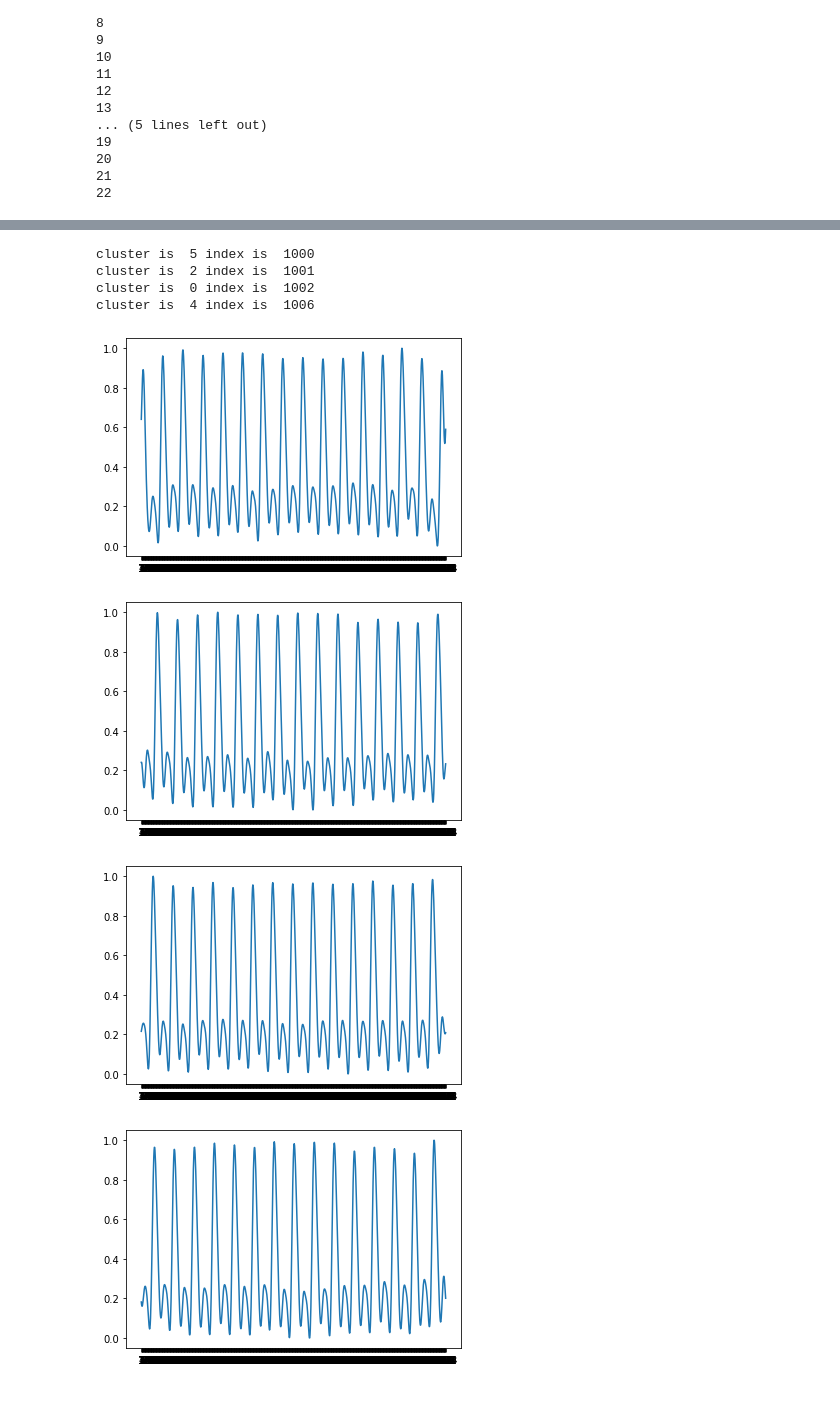
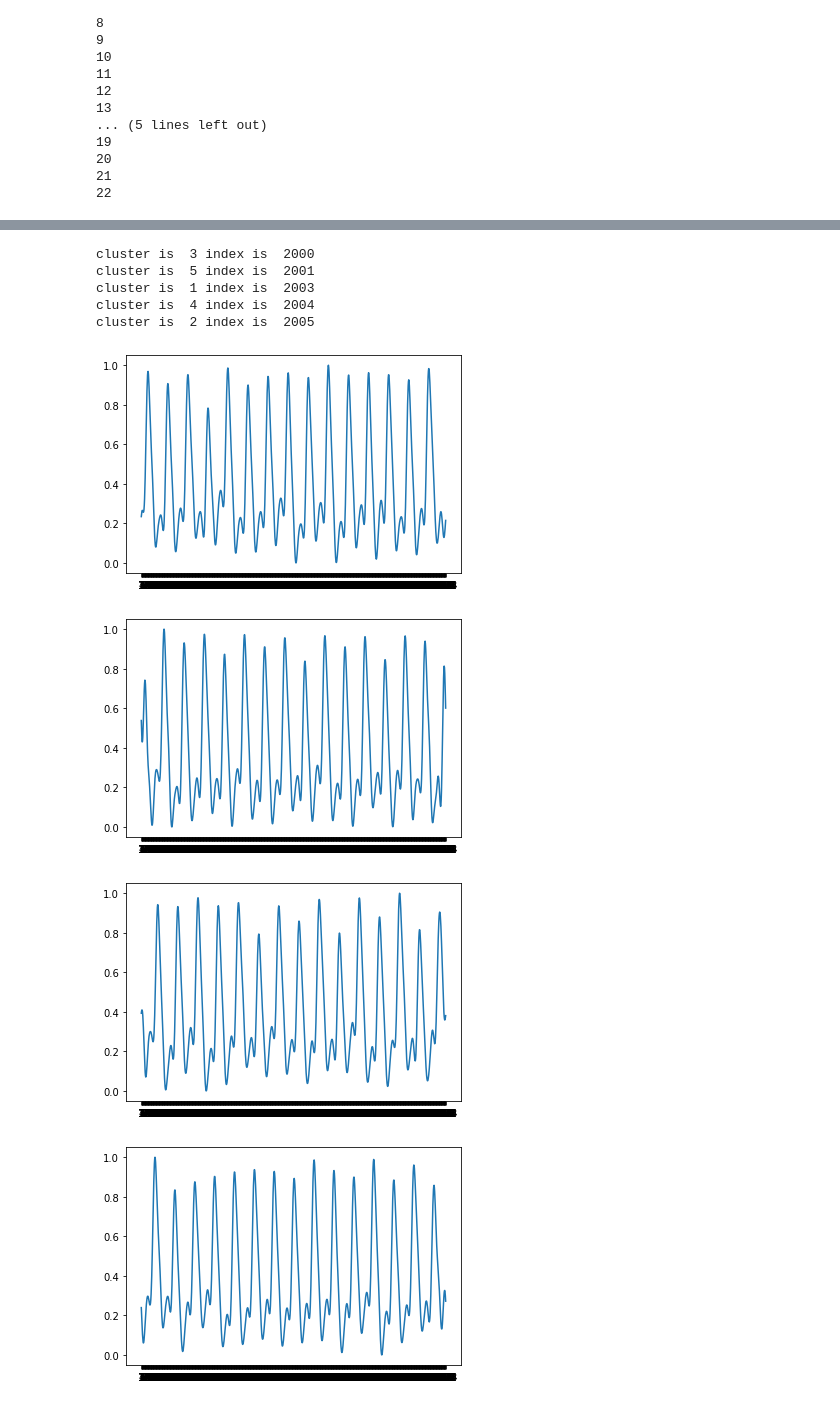
Before and after one commit to Khaled-Mohammed-Abdelgaber/PPG_Clustering, a Jupyter notebook: ppg_clustering_complete_2_pca_and_kmeans.ipynb, the cells around one changed output, grey strips where cells are left out. Drawn from its saved outputs; the diff is of its cells as text; code cells hidden in the pictures.

```diff
--- a/ppg_clustering_complete_2_pca_and_kmeans.ipynb
+++ b/ppg_clustering_complete_2_pca_and_kmeans.ipynb
@@ -175,19 +191,20 @@ for i in range(2,23):
 # %%
 import matplotlib.pyplot as plt
 count = 0
 lst = [0,1,2,3,4,5]
-for i in range(1000,1010):
+for i in range(2000,2010):
   if(cluster_labels[i] in lst):
     print("cluster is ",cluster_labels[i],"index is ",i)
     plt.figure(i)
     plt.plot(all_ppg_2_22.loc[i])
     lst.remove(cluster_labels[i])
 # %% [output]
-cluster is  5 index is  1000
-cluster is  2 index is  1001
-cluster is  0 index is  1002
-cluster is  4 index is  1006
+cluster is  3 index is  2000
+cluster is  5 index is  2001
+cluster is  1 index is  2003
+cluster is  4 index is  2004
+cluster is  2 index is  2005
-[figure, old version]
+[figure, new version]
-[figure, old version]
+[figure, new version]
-[figure, old version]
+[figure, new version]
-[figure, old version]
+[figure, new version]
```
Also changed, not shown: parts of 11 cells of this notebook.
